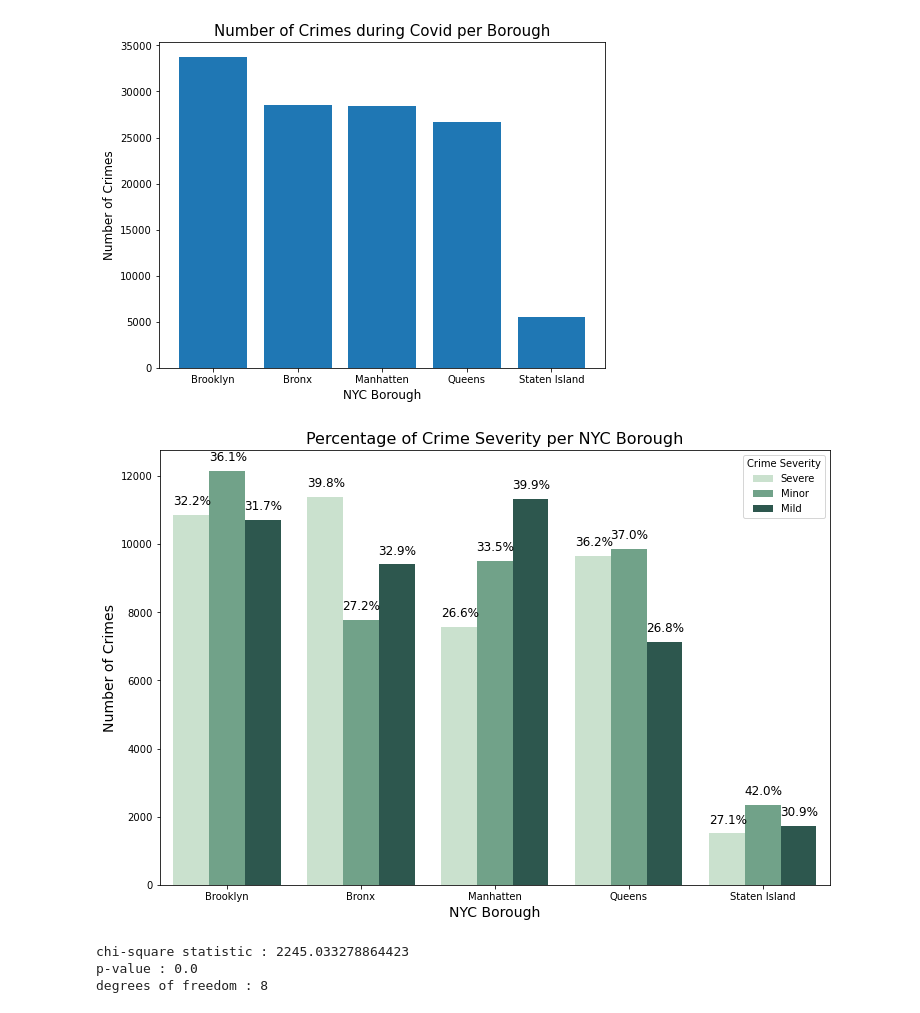
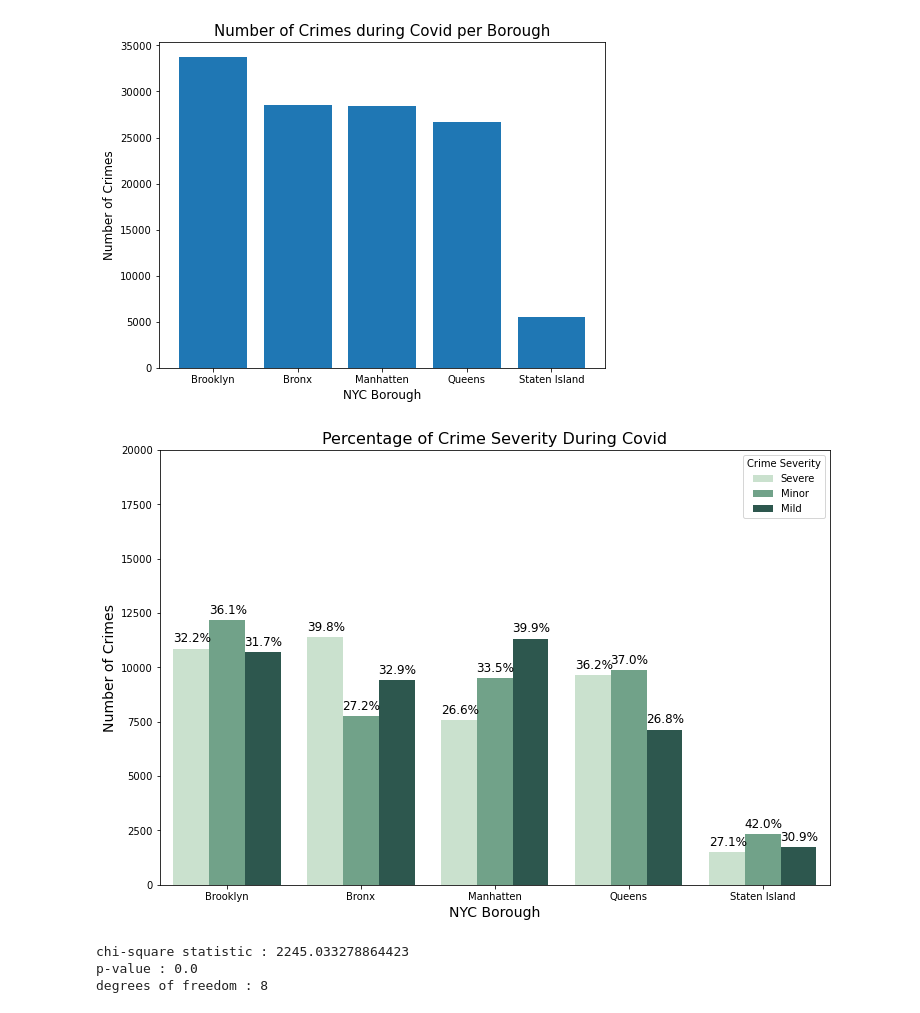
Before and after one commit to MudSnail/MidTerm, a Jupyter notebook: Covid_EDA.ipynb, the cells around one changed output. Saved outputs shown, nothing was run; the diff lists cells and outputs as text; code cells hidden in the pictures.

Commit message:
Update
Clustering, New figures file, and cleaned covid and crime prep files

```diff
--- a/Covid_EDA.ipynb
+++ b/Covid_EDA.ipynb
@@ -331,25 +355,29 @@ plt.show()
 # %%
 #Calculating the percentage of crime severity at each borough
 boro_name = ['Manhatten', 'Brooklyn', 'Queens', 'Bronx', 'Staten Island']
 crime_level = ['Minor', 'Mild', 'Severe']
 subtotal_boro = data.groupby('ARREST_BORO')['Crime Severity'].agg('count').sort_values(ascending=False) #total of each boro count
 fig = plt.figure(figsize=[12,8])
 ax = sns.countplot(x="ARREST_BORO", hue="Crime Severity",
                    data=data[['ARREST_BORO', 'Crime Severity']],
                    order = subtotal_boro.index,
                   palette = "ch:2.5,-.2,dark=.3")
 ax.set_xlabel('NYC Borough', fontsize = 14)
 ax.set_ylabel('Number of Crimes', fontsize = 14)
-ax.set_title('Percentage of Crime Severity per NYC Borough', fontsize = 16)
+ax.set_title('Percentage of Crime Severity During Covid', fontsize = 16)
+ax.set(ylim=(0, 20000))
 
 #calculate percentage to anntotate
 boro_num2 = [val for val in range(0, 5)]*3 #[0,1,2,3,4,0,1,2,3,4...] work for the order
 for p, i in zip(ax.patches, boro_num2):
     percent = p.get_height()/subtotal_boro[i]
     ax.annotate('{:.1f}%'. format(percent*100), (p.get_x()+0.138, p.get_height()+300),
                 ha='center', size=12)
+
+fig = ax.get_figure()
+fig.savefig('Figures/Crime_Severity_Covid.png')
 # %% [output]
-[figure, old version]
+[figure, new version]
 # %%
 #Lets look at this more closely
 two_way_table = pd.crosstab(index=data["ARREST_BORO"], columns=data["Crime Severity"])
```
Also changed, not shown: parts of 8 cells of this notebook, 16 other files.
